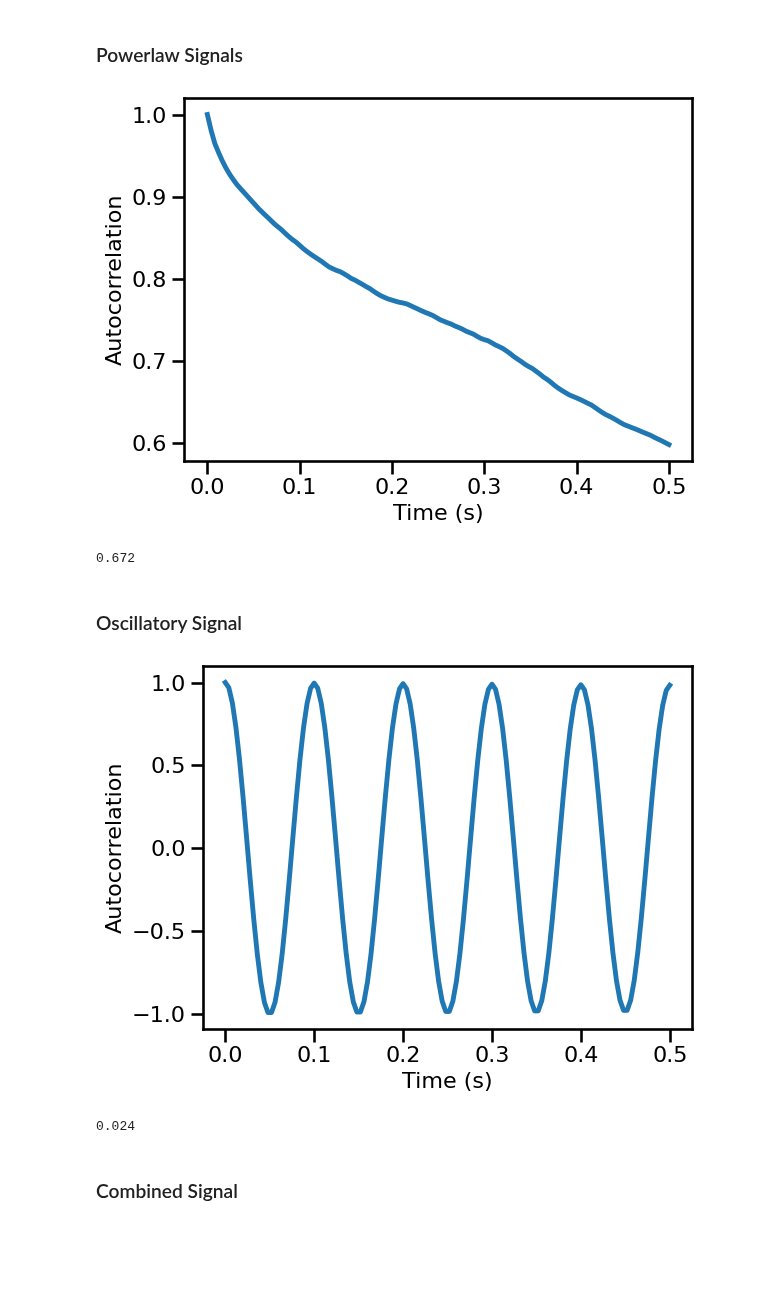
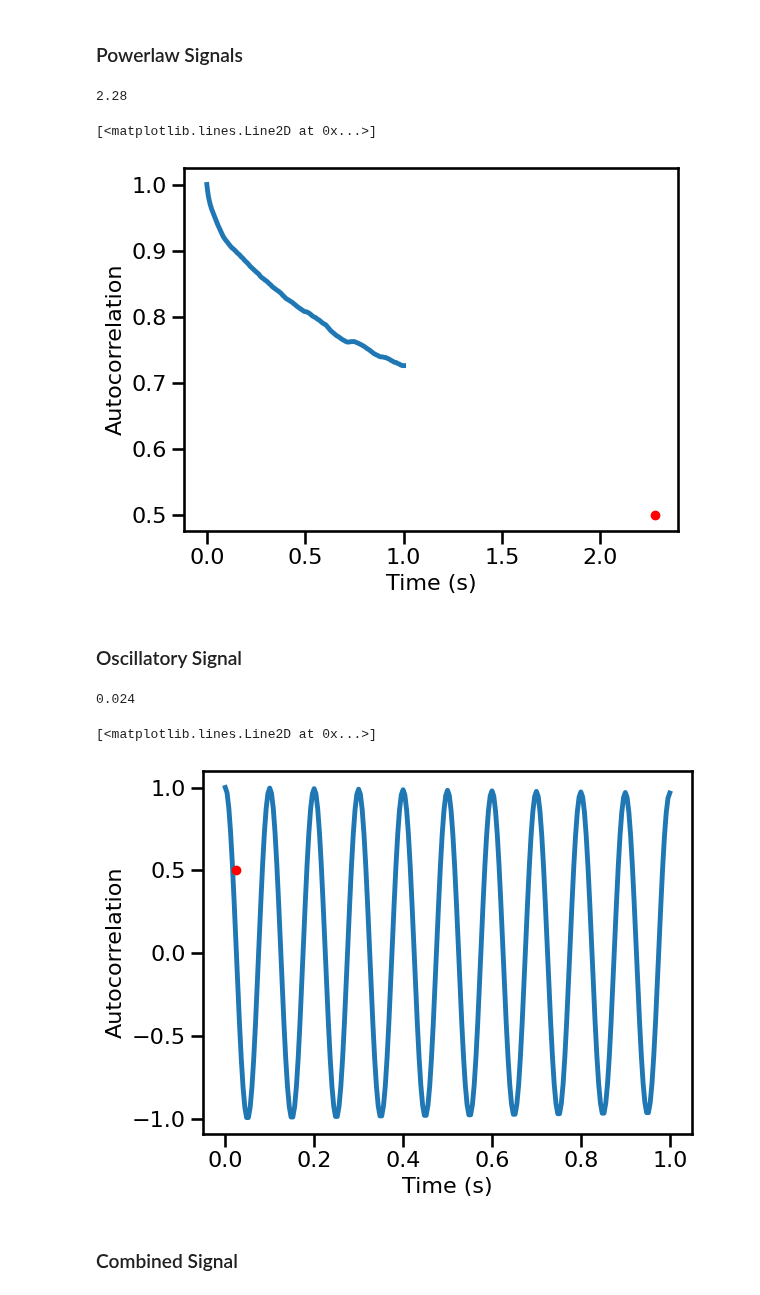
Before and after one commit to AperiodicMethods/AperiodicMethods, a Jupyter notebook: notebooks/21-AutoCorrelation.ipynb, the cells around one changed output. Drawn from its saved outputs; the diff is of its cells as text; code cells hidden in the pictures; blank space fills up the shorter version.

```diff
--- a/notebooks/21-AutoCorrelation.ipynb
+++ b/notebooks/21-AutoCorrelation.ipynb
@@ -33,9 +33,12 @@ import seaborn as sns
 sns.set_context('talk')
 # %% [markdown]
 ## Settings
+# %%
+# Add sampling rate to settings
+AC_DECAY_PARAMS['fs'] = FS
 # %%
-# Set custom max lag time for autocorrelation
-AC_PARAMS['max_lag'] = 125
+# # Set custom max lag time for autocorrelation
+# AC_PARAMS['max_lag'] = 125
 # %%
 # Custom settings for autocorrelation - downsample frequencies and powers
 FREQS2 = np.arange(5, 40, 10)
@@ -87,33 +90,39 @@ First, we will calculate the autocorrelation across different example signals.
 # %%
 # Calculate autocorrelation
 times, sig_ap_ac = compute_autocorr(SIG_AP, **AC_PARAMS)
+# %%
+# Compute decay rate time
+ap_decay = autocorr_decay_time(SIG_AP, **AC_DECAY_PARAMS)
+ap_decay
+# %% [output]
+2.28
 # %%
 # Plot the autocorrelation across time delays
 plot_lines(times / FS, sig_ap_ac, **PLT_KWARGS,
            save_fig=SAVE_FIG, file_name='ac_ap' + EXT, file_path=FIGPATH)
+plt.gca().plot(ap_decay, AC_DECAY_PARAMS['level'], '.', ms=12, color='red')
 # %% [output]
+[<matplotlib.lines.Line2D at 0x...>]
-[figure, old version]
+[figure, new version]
-# %%
-# Check decay rate time
-autocorr_decay_time(SIG_AP, **AC_DECAY_PARAMS)
-# %% [output]
-0.672
 # %% [markdown]
 ### Oscillatory Signal
 # %%
 # Calculate autocorrelation
 times, sig_osc_ac = compute_autocorr(SIG_OSC, **AC_PARAMS)
+# %%
+# Compute decay rate time
+osc_decay = autocorr_decay_time(SIG_OSC, **AC_DECAY_PARAMS)
+osc_decay
+# %% [output]
+0.024
 # %%
 # Plot the autocorrelation across time delays
 plot_lines(times / FS, sig_osc_ac, **PLT_KWARGS,
            save_fig=SAVE_FIG, file_name='ac_osc' + EXT, file_path=FIGPATH)
+plt.gca().plot(osc_decay, AC_DECAY_PARAMS['level'], '.', ms=12, color='red')
 # %% [output]
+[<matplotlib.lines.Line2D at 0x...>]
-[figure, old version]
+[figure, new version]
-# %%
-# Check decay rate time
-autocorr_decay_time(SIG_OSC, **AC_DECAY_PARAMS)
-# %% [output]
-0.024
 # %% [markdown]
 ### Combined Signal
 # %%
```
Also changed, not shown: parts of 16 cells of this notebook.
